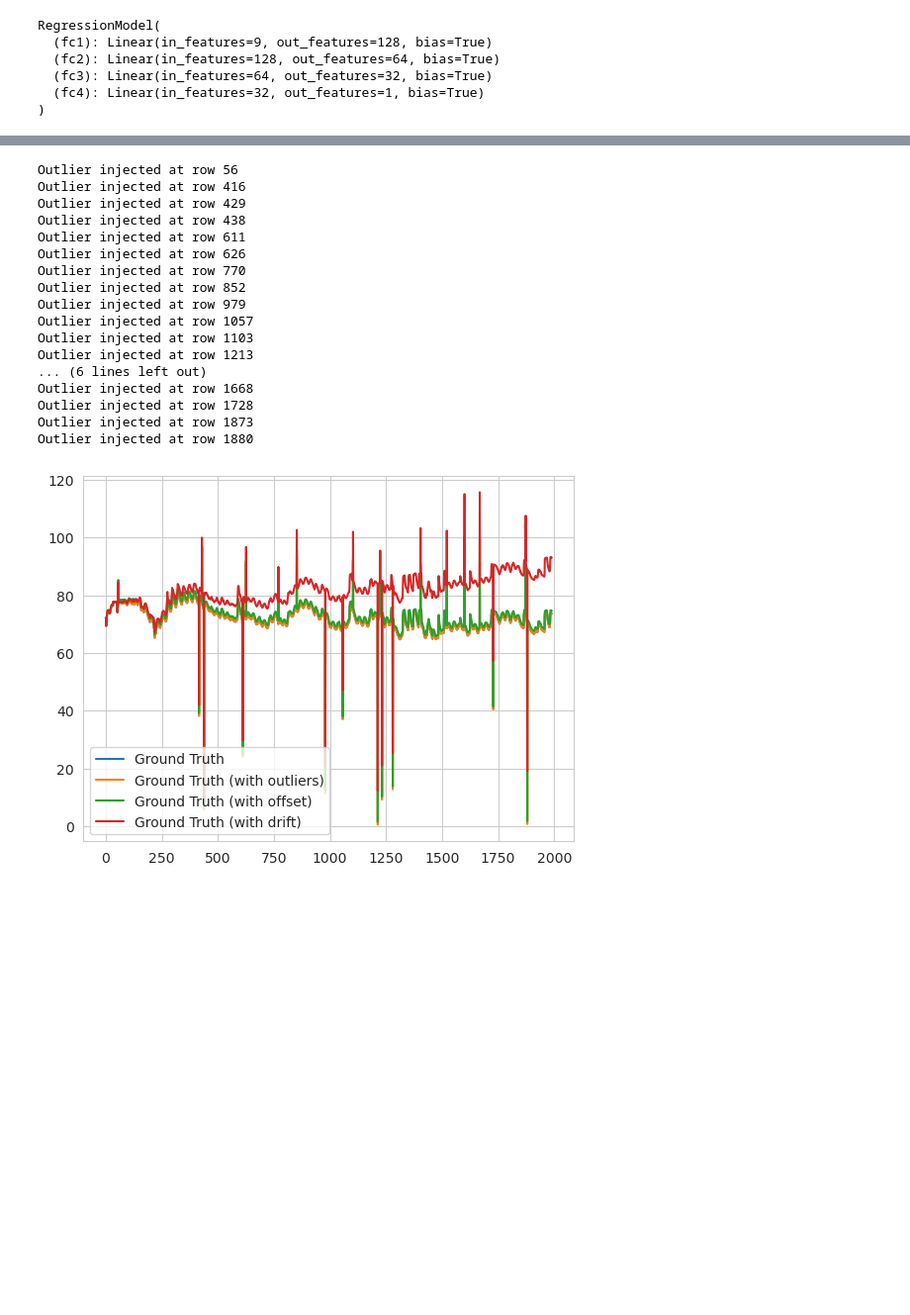
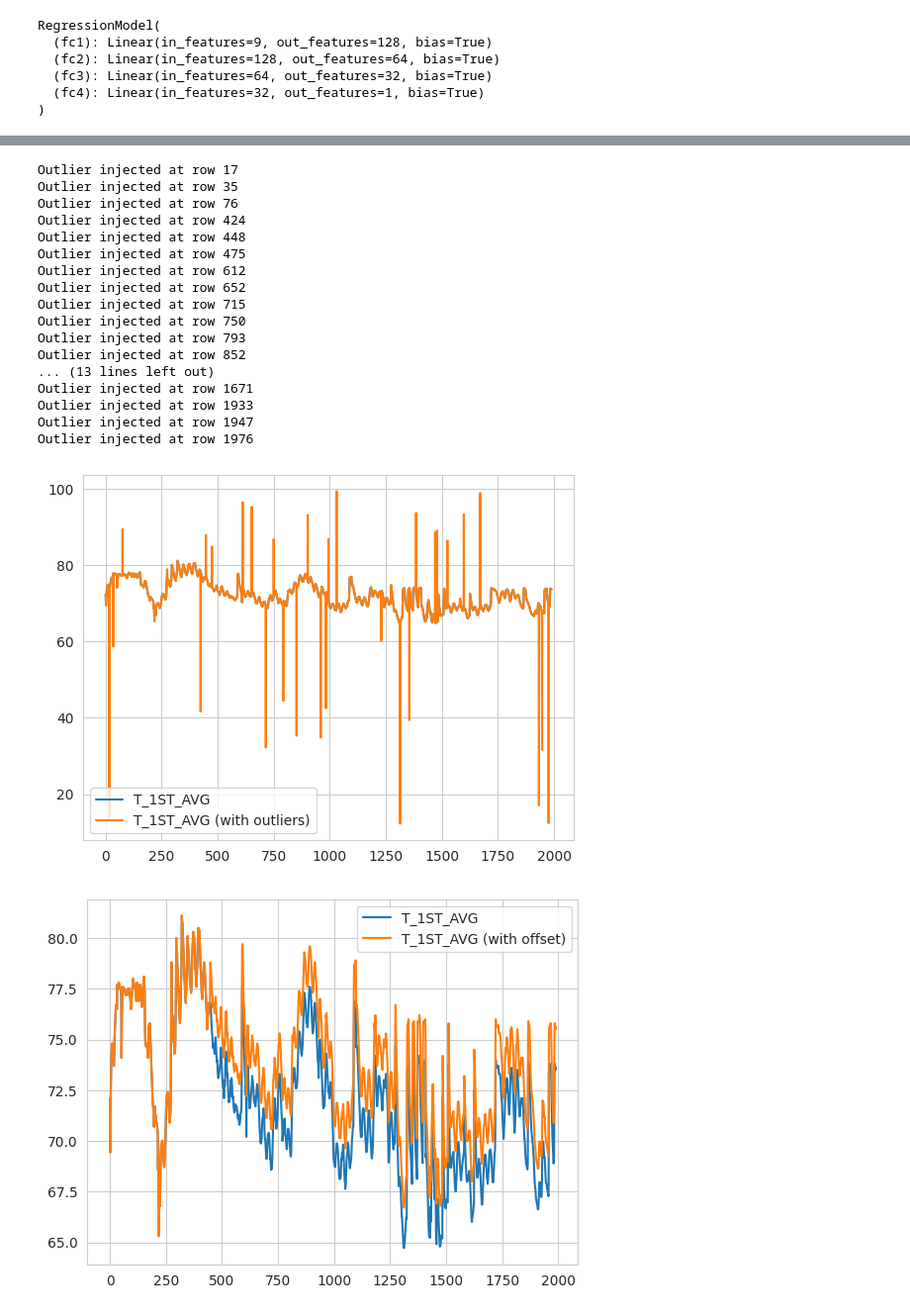
Before and after one commit to aleskucera/fault-detection-in-sensors, a Jupyter notebook: main2.ipynb, the cells around one changed output, grey strips where cells are left out. Shown at 99% size. Cells and saved outputs as stored; diff of their text form; code cells hidden in the pictures; blank space fills up the shorter version.

```diff
--- a/main2.ipynb
+++ b/main2.ipynb
@@ -279,36 +279,43 @@ Epoch 99, Loss (train/val): 0.157/0.125
 # %%
 # Visualize the anomalies
 import matplotlib.pyplot as plt
 
 from utils import inject_outliers, inject_offset, inject_drift
 
 data = df['T_1ST_AVG'].to_numpy()
 data_outliers = inject_outliers(data, prob=0.01, outlier_threshold=3, limits=(0, 100))
-data_offset = inject_offset(data, offset=1, failure_rate=100)
-data_drift = inject_drift(data, drift_slope=0.01, failure_rate=100)
+data_offset = inject_offset(data, offset=2, failure_rate=500)
+data_drift = inject_drift(data, drift_slope=0.005, failure_rate=300)
 
-plt.plot(data, label='Ground Truth')
-plt.plot(data_outliers, label='Ground Truth (with outliers)')
-plt.plot(data_offset, label='Ground Truth (with offset)')
-plt.plot(data_drift, label='Ground Truth (with drift)')
+plt.plot(data, label='T_1ST_AVG')
+plt.plot(data_outliers, label='T_1ST_AVG (with outliers)')
 plt.legend()
 plt.show()
+plt.plot(data, label='T_1ST_AVG')
+plt.plot(data_offset, label='T_1ST_AVG (with offset)')
+plt.legend()
+plt.show()
+plt.plot(data, label='T_1ST_AVG')
+plt.plot(data_drift, label='T_1ST_AVG (with drift)')
+plt.legend()
+plt.show()
 # %% [output]
-Outlier injected at row 56
-Outlier injected at row 416
-Outlier injected at row 429
-Outlier injected at row 438
-Outlier injected at row 611
-Outlier injected at row 626
-Outlier injected at row 770
+Outlier injected at row 17
+Outlier injected at row 35
+Outlier injected at row 76
+Outlier injected at row 424
+Outlier injected at row 448
+Outlier injected at row 475
+Outlier injected at row 612
+Outlier injected at row 652
+Outlier injected at row 715
+Outlier injected at row 750
+Outlier injected at row 793
 Outlier injected at row 852
-Outlier injected at row 979
-Outlier injected at row 1057
-Outlier injected at row 1103
-Outlier injected at row 1213
-... (6 lines left out)
-Outlier injected at row 1668
-Outlier injected at row 1728
-Outlier injected at row 1873
-Outlier injected at row 1880
+... (13 lines left out)
+Outlier injected at row 1671
+Outlier injected at row 1933
+Outlier injected at row 1947
+Outlier injected at row 1976
-[figure, old version]
+[figure, new version]
+[figure, added]
```
Also changed, not shown: parts of 5 cells of this notebook.
